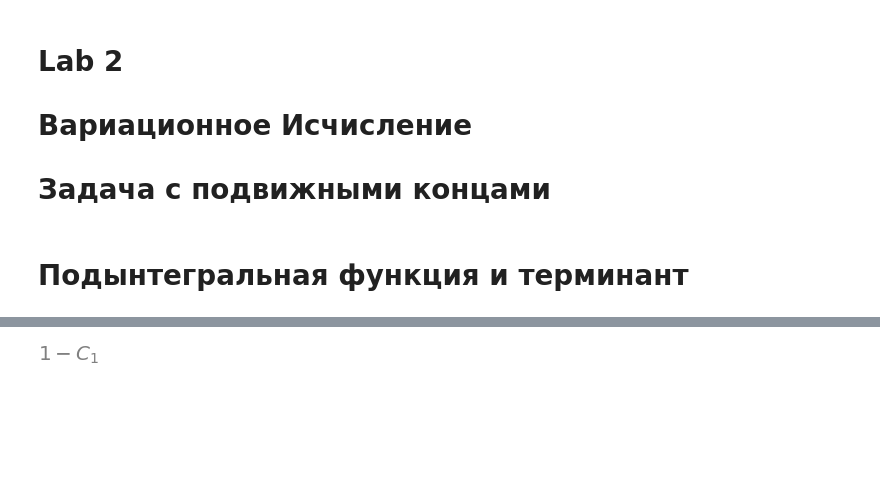
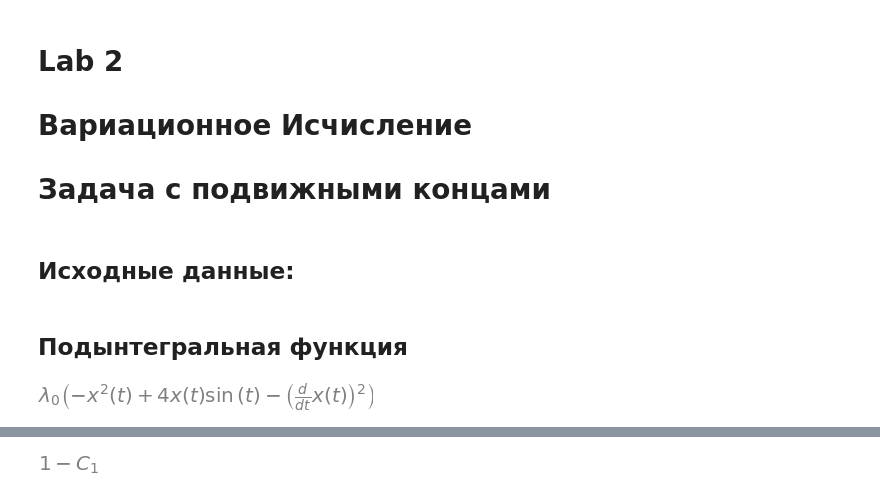
Before and after one commit to Andylandu/Calculus-of-Variations, a Jupyter notebook: lab-2.ipynb, the cells around one changed output, grey strips where cells are left out. Saved outputs shown, nothing was run; the diff lists cells and outputs as text; code cells hidden in the pictures; blank space fills up the shorter version.

```diff
--- a/lab-2.ipynb
+++ b/lab-2.ipynb
@@ -9,15 +9,17 @@ import matplotlib.pyplot as plt
 
 %matplotlib inline
 sp.init_printing()
+# %% [markdown]
+## Исходные данные:
 # %%
-
-# Исходные данные 2-го варианта:
-t, lambda0, lambda1, C1, C2 = sp.symbols('t lambda0 lambda1 C1 C2')
+t, λ0, λ1, C1, C2 = sp.symbols('t λ0 λ1 C1 C2')
 x = sp.Function('x')(t)
 Dx = x.diff(t)
 t0, t2 = (0, 2)
 # %% [markdown]
-# **Подынтегральная функция и терминант**
+## Подынтегральная функция
 # %%
-L = lambda0 * (4 * x * sp.sin(t) - Dx**2 - x**2)
-l = lambda0 * x.subs(t, t2)**2 + lambda1 * (x.subs(t, t0) - 1)
+L = λ0 * (4 * x * sp.sin(t) - Dx**2 - x**2)
+L
+# %% [output]
+[figure, added]
```
Also changed, not shown: parts of 29 cells of this notebook.
